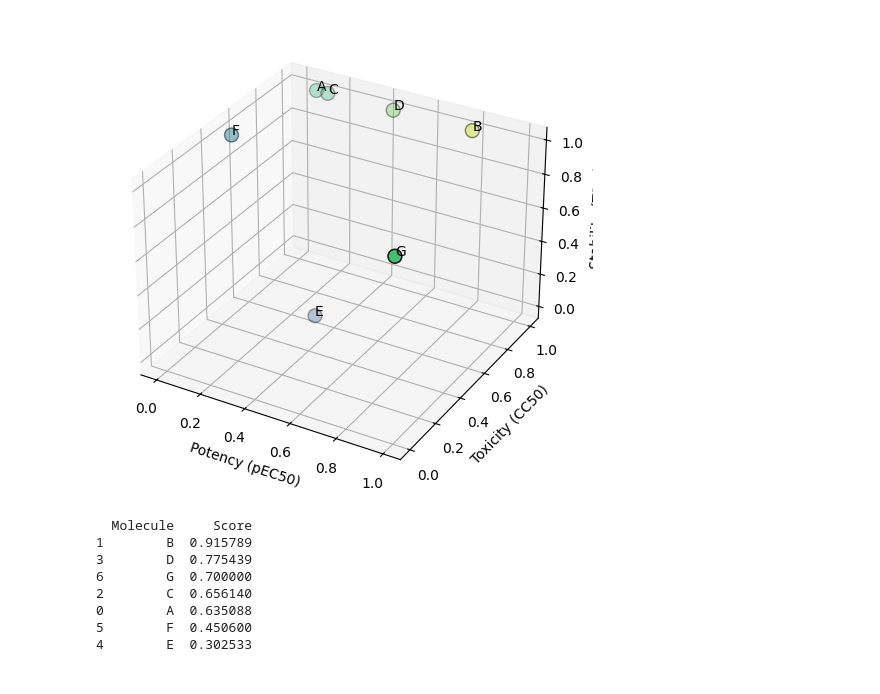
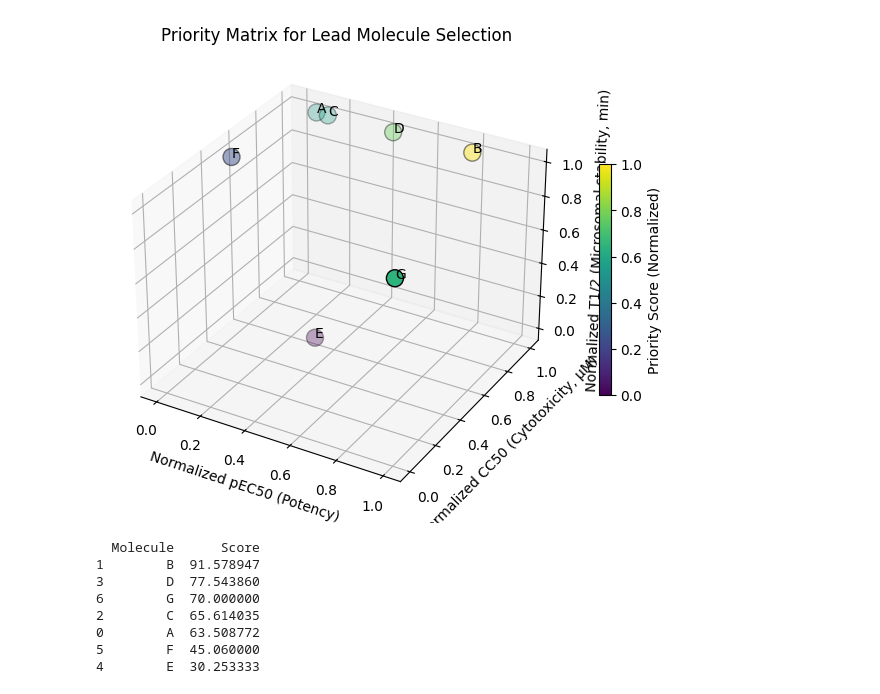
Before and after one commit to KanLi1002/Priority-Matrix-for-Lead-Molecule-Selection, a Jupyter notebook: Priority_Matrix_for_Lead_Molecule_Selection.ipynb, the cells around one changed output. Drawn from its saved outputs; the diff is of its cells as text; code cells hidden in the pictures.

```diff
--- a/Priority_Matrix_for_Lead_Molecule_Selection.ipynb
+++ b/Priority_Matrix_for_Lead_Molecule_Selection.ipynb
@@ -10,55 +10,66 @@ from sklearn.preprocessing import MinMaxScaler
 # Sample Data: Replace with real values
 molecules = {
     'Molecule': ['A', 'B', 'C', 'D', 'E', 'F', 'G'],
-    'Potency': [5.40, 5.80, 5.43, 5.60, 5.54, 5.35, 5.92],  # pEC50 values
-    'Toxicity': [100, 100, 100, 100, 78.2, 75.1, 50],  # IC50 values in uM
-    'Stability': [145, 145, 145, 145, 70.1, 145, 145]  # T1/2 values in min
+    'pEC50': [5.40, 5.80, 5.43, 5.60, 5.54, 5.35, 5.92],  # pEC50 values, potency
+    'CC50': [100, 100, 100, 100, 78.2, 75.1, 50],  # CC50 values in uM, cytotoxicity
+    'T1/2': [145, 145, 145, 145, 70.1, 145, 145]  # T1/2 values in min, microsomal stability
 }
 
 df = pd.DataFrame(molecules)
 
 # Normalize values (Potencys like EC50 convert into pEC50 since higher pEC50 is better)
 scaler = MinMaxScaler()
-df[['Potency', 'Toxicity', 'Stability']] = scaler.fit_transform(
-    np.column_stack((df['Potency'], df['Toxicity'], df['Stability']))
+df[['pEC50', 'CC50', 'T1/2']] = scaler.fit_transform(
+    np.column_stack((df['pEC50'], df['CC50'], df['T1/2']))
 )
 
 # Assign weights
-weights = {'Potency': 0.4, 'Toxicity': 0.3, 'Stability': 0.3}
-df['Score'] = (df['Potency'] * weights['Potency'] +
-               df['Toxicity'] * weights['Toxicity'] +
-               df['Stability'] * weights['Stability'])
+weights = {'pEC50': 0.4, 'CC50': 0.3, 'T1/2': 0.3}
+df['Score'] = (df['pEC50'] * weights['pEC50'] +
+               df['CC50'] * weights['CC50'] +
+               df['T1/2'] * weights['T1/2'])*100
+# Normalize scores for color mapping
+df['Score_Norm'] = MinMaxScaler().fit_transform(df[['Score']])
+
+# Sort for better visualization (higher scores on top)
+df = df.sort_values(by='Score', ascending=False)
 
 # 3D Scatter Plot
 fig = plt.figure(figsize=(8, 6))
 ax = fig.add_subplot(111, projection='3d')
 
 # Color mapping by priority score
-colors = plt.cm.viridis(df['Score'])
-ax.scatter(df['Potency'], df['Toxicity'], df['Stability'], c=colors, s=100, cmap='viridis', edgecolors='k')
+colors = plt.cm.viridis(df['Score_Norm'])
+
+sc = ax.scatter(df['pEC50'], df['CC50'], df['T1/2'],
+                c=df['Score_Norm'], s=150, cmap='viridis', edgecolors='k')
 
 # Labels
-ax.set_xlabel('Potency (pEC50)')
-ax.set_ylabel('Toxicity (CC50)')
-ax.set_zlabel('Stability (T1/2)')
+ax.set_xlabel('Normalized pEC50 (Potency)')
+ax.set_ylabel('Normalized CC50 (Cytotoxicity, μM)')
+ax.set_zlabel('Normalized T1/2 (Microsomal stability, min)')
+ax.set_title('Priority Matrix for Lead Molecule Selection')
+
+# Colorbar
+cbar = plt.colorbar(sc, ax=ax, shrink=0.5)
+cbar.set_label('Priority Score (Normalized)')
 
 # Annotate points
 for i, row in df.iterrows():
-    ax.text(row['Potency'], row['Toxicity'], row['Stability'], row['Molecule'], fontsize=10)
+    ax.text(row['pEC50'], row['CC50'], row['T1/2'], row['Molecule'], fontsize=10)
 
 plt.savefig('lead_molecule_selection.svg', format='svg')
 plt.show()
 
 # Display ranking
-df = df.sort_values(by='Score', ascending=False)
 print(df[['Molecule', 'Score']])
 # %% [output]
-[figure, old version]
+[figure, new version]
-  Molecule     Score
-1        B  0.915789
-3        D  0.775439
-6        G  0.700000
-2        C  0.656140
-0        A  0.635088
-5        F  0.450600
-4        E  0.302533
+  Molecule      Score
+1        B  91.578947
+3        D  77.543860
+6        G  70.000000
+2        C  65.614035
+0        A  63.508772
+5        F  45.060000
+4        E  30.253333
```
